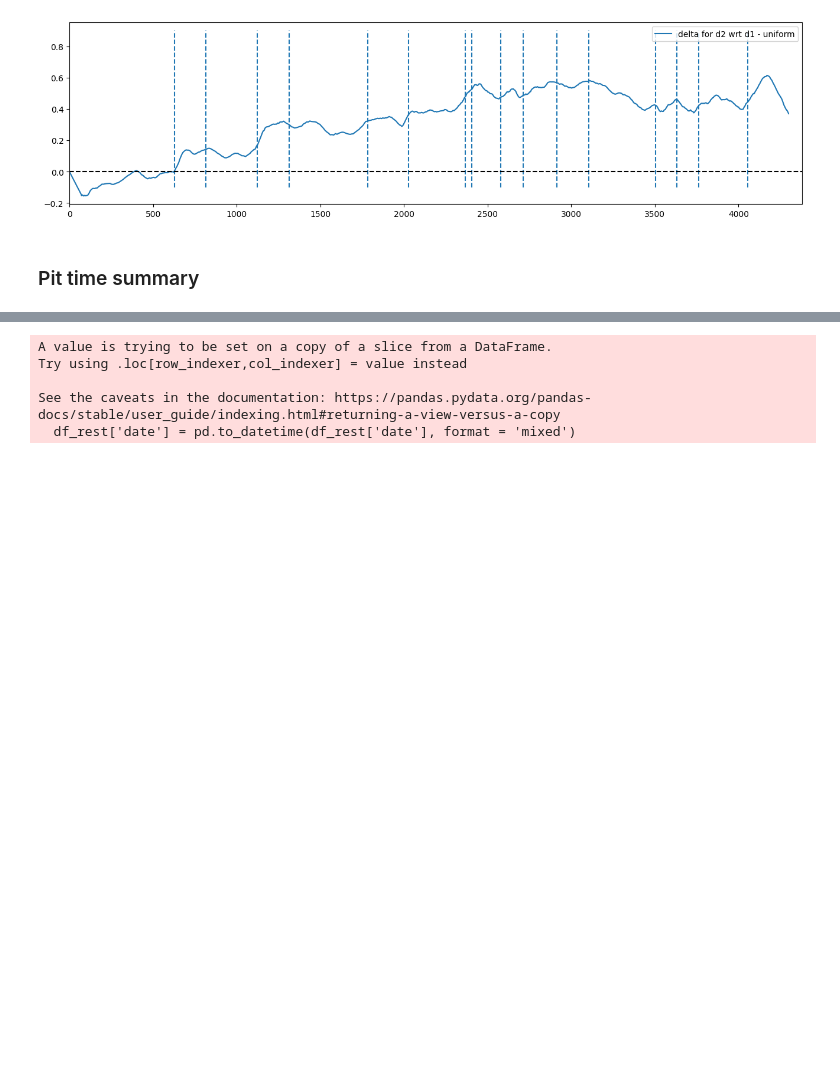
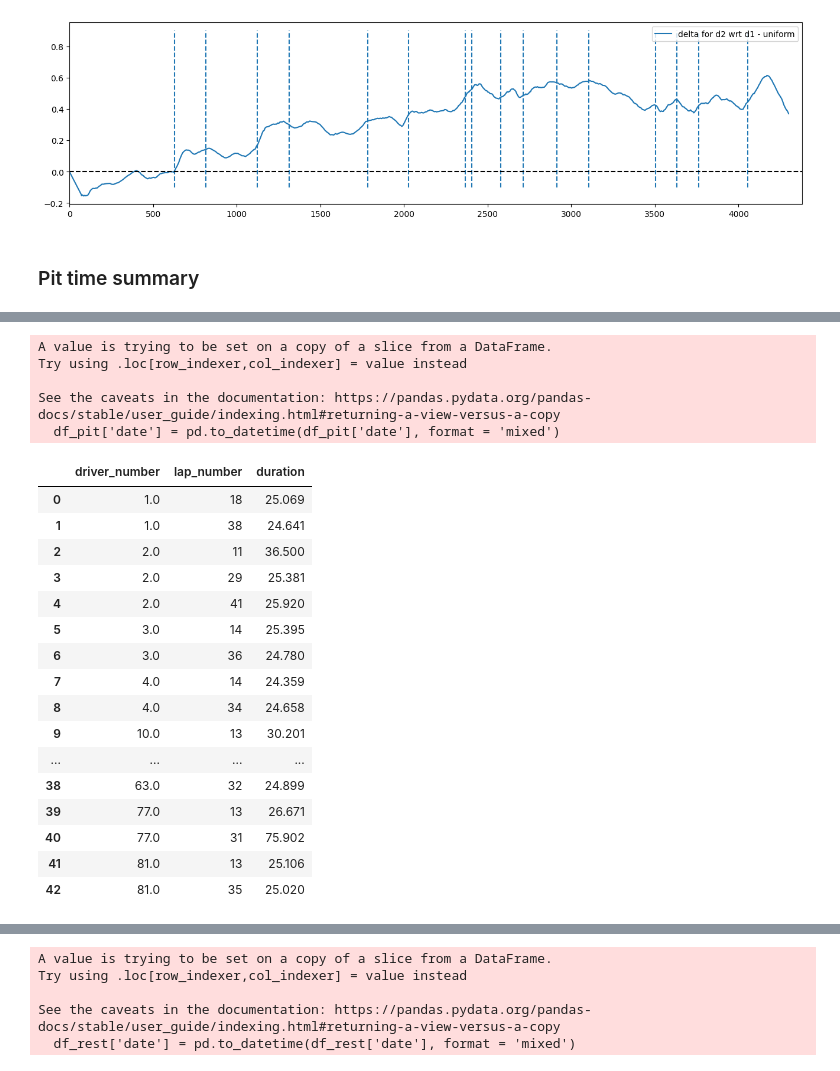
Before and after one commit to gokul-ramesh/f1-live-telemetry, a Jupyter notebook: testing.ipynb, the cells around one changed output, grey strips where cells are left out. Saved outputs shown, nothing was run; the diff lists cells and outputs as text; code cells hidden in the pictures; blank space fills up the shorter version.

```diff
--- a/testing.ipynb
+++ b/testing.ipynb
@@ -284,0 +397,44 @@ pit_limit = 80
+# %%
+df_pit = df[((df.actual_distance < 500) | (df.actual_distance > circuit_length - 500)) & (df.speed < pit_limit + 1)]
+df_pit[(df_pit.lap_number.isin([18])) & (df_pit.driver_number == 1)]
+df_pit['date'] = pd.to_datetime(df_pit['date'], format = 'mixed')
+df_pit = df_pit.groupby(['driver_number', 'lap_number']).agg(duration = ('date', np.ptp), start_date = ('date', 'min'), end_date = ('date', 'max')).reset_index()
+df_pit.duration = df_pit.duration.dt.total_seconds()
+# df_pit = df_pit[df_pit.duration > timedelta(seconds = 2)]
+# df_pit['start_date'] -= timedelta(seconds = 0.5)
+# df_pit['end_date'] += timedelta(seconds = 0.5)
+# df_pit['overlaps'] = df_pit['start_date'].shift(-1) <= df_pit['end_date']
+# df_pit['overlap_groups'] = df_pit.overlaps.cumsum()
+# df_pit['overlap_groups'].iloc[-1] += 1
+df_pit['pit_lap_number'] = df_pit.apply(lambda x: pit_laps[(x.driver_number, x.lap_number)], axis = 1)
+df_pit = df_pit[['driver_number', 'pit_lap_number', 'duration']].groupby(['driver_number', 'pit_lap_number']).agg('sum').reset_index().rename(columns = {'pit_lap_number':'lap_number'})roudn
+df_pit
+# merged_windows = pd.DataFrame({
+#         'start_date': df_pit.groupby(['driver_number', 'overlap_groups'])['start_date'].first(),
+#         'end_date': df_pit.groupby(['driver_number', 'overlap_groups'])['end_date'].max(),
+#         'lap_number': df_pit.groupby(['driver_number', 'overlap_groups'])['lap_number'].agg(lambda x: x.unique().tolist())
+#     }).assign(duration = lambda x: (x.end_date - x.start_date).dt.total_seconds())
+# merged_windows.reset_index()
+# %% [output]
+A value is trying to be set on a copy of a slice from a DataFrame.
+Try using .loc[row_indexer,col_indexer] = value instead
+
+See the caveats in the documentation: https://pandas.pydata.org/pandas-docs/stable/user_guide/indexing.html#returning-a-view-versus-a-copy
+  df_pit['date'] = pd.to_datetime(df_pit['date'], format = 'mixed')
+|  | driver_number | lap_number | duration |
+| 0 | 1.0 | 18 | 25.069 |
+| 1 | 1.0 | 38 | 24.641 |
+| 2 | 2.0 | 11 | 36.500 |
+| 3 | 2.0 | 29 | 25.381 |
+| 4 | 2.0 | 41 | 25.920 |
+| 5 | 3.0 | 14 | 25.395 |
+| 6 | 3.0 | 36 | 24.780 |
+| 7 | 4.0 | 14 | 24.359 |
+| 8 | 4.0 | 34 | 24.658 |
+| 9 | 10.0 | 13 | 30.201 |
+| ... | ... | ... | ... |
+| 38 | 63.0 | 32 | 24.899 |
+| 39 | 77.0 | 13 | 26.671 |
+| 40 | 77.0 | 31 | 75.902 |
+| 41 | 81.0 | 13 | 25.106 |
+| 42 | 81.0 | 35 | 25.020 |
```
Also changed, not shown: parts of 7 cells of this notebook, 1 other file.
